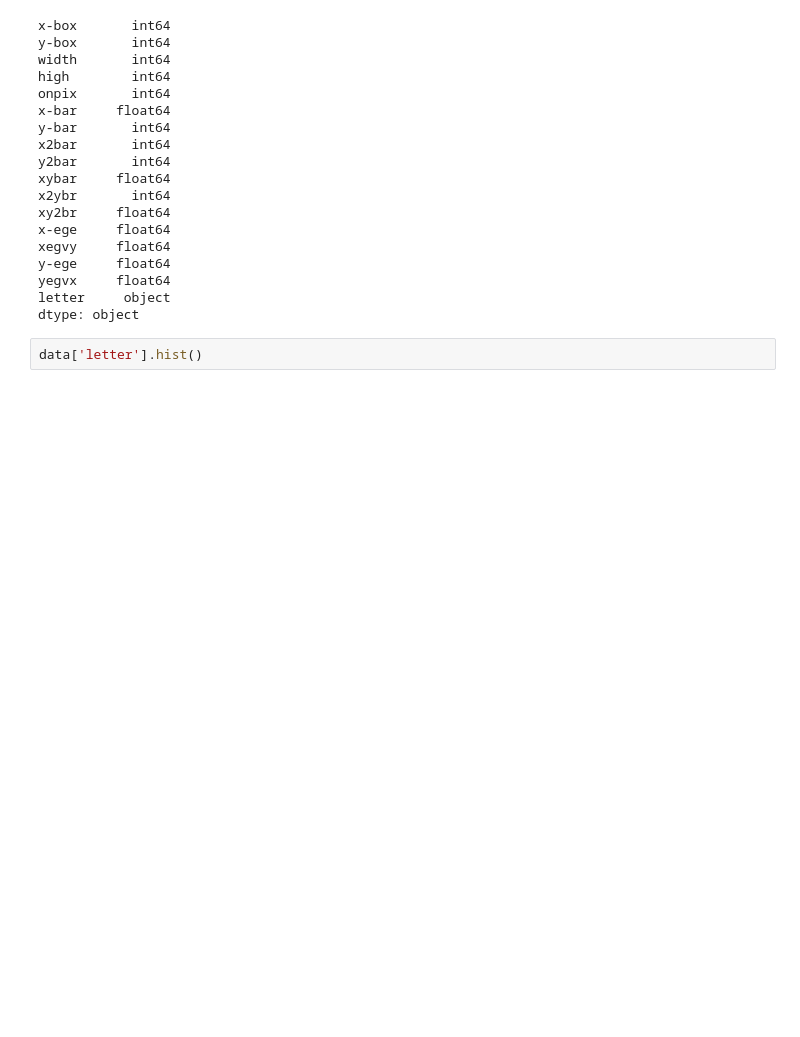
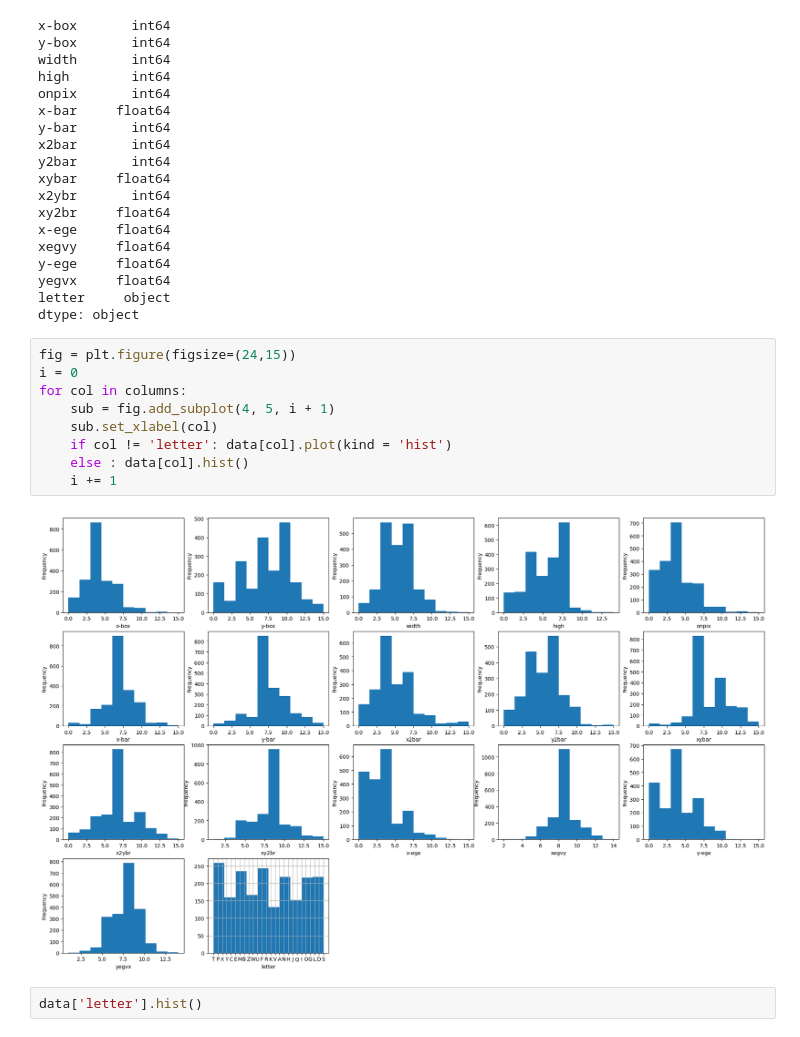
Before and after one commit to sofiamartellozzo/DQ_project, a Jupyter notebook: project.ipynb, the cells around one changed output. Saved outputs shown, nothing was run; the diff lists cells and outputs as text; blank space fills up the shorter version.

```diff
--- a/project.ipynb
+++ b/project.ipynb
@@ -72,6 +94,17 @@ y-ege     float64
 yegvx     float64
 letter     object
 dtype: object
+# %%
+fig = plt.figure(figsize=(24,15))
+i = 0
+for col in columns:
+    sub = fig.add_subplot(4, 5, i + 1)
+    sub.set_xlabel(col)
+    if col != 'letter': data[col].plot(kind = 'hist')
+    else : data[col].hist()
+    i += 1
+# %% [output]
+[figure, added]
 # %%
 data['letter'].hist()
 # %% [output]
```
Also changed, not shown: parts of 19 cells of this notebook.
